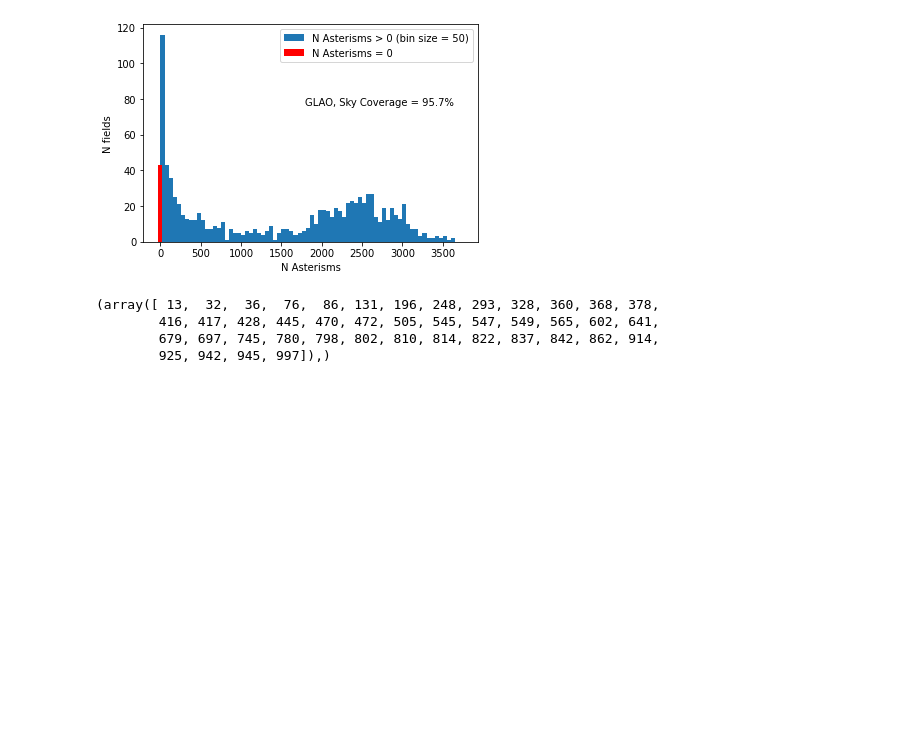
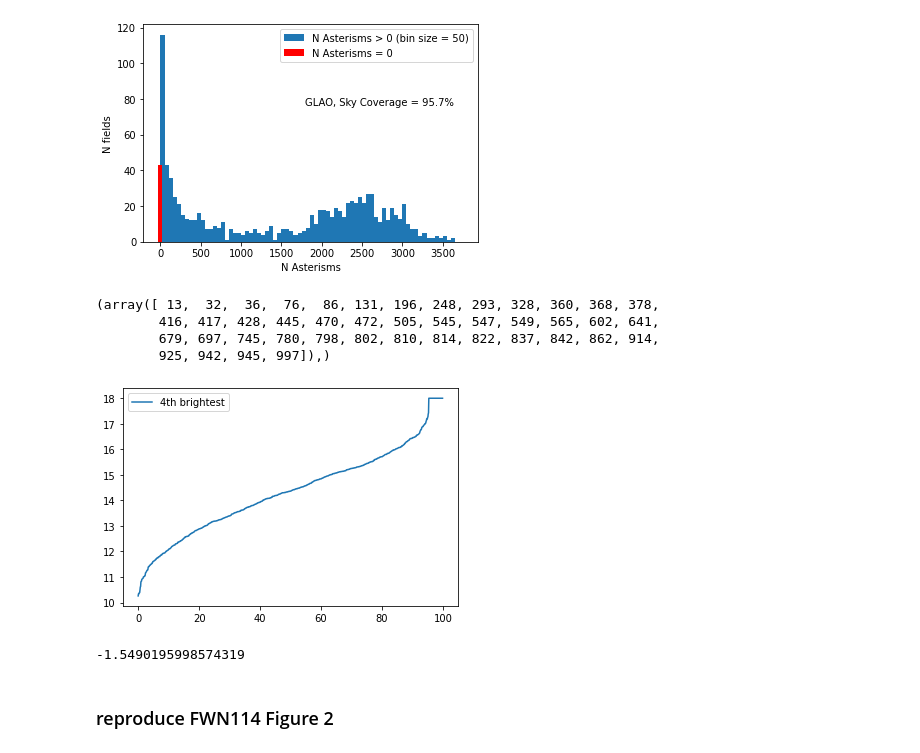
Before and after one commit to GMTO/skycover, a Jupyter notebook: scratchBook.ipynb, the cells around one changed output. Drawn from its saved outputs; the diff is of its cells as text; code cells hidden in the pictures; blank space fills up the shorter version.

```diff
--- a/scratchBook.ipynb
+++ b/scratchBook.ipynb
@@ -280,3 +278,21 @@ np.where(aa<1)
         416, 417, 428, 445, 470, 472, 505, 545, 547, 549, 565, 602, 641,
         679, 697, 745, 780, 798, 802, 810, 814, 822, 837, 842, 862, 914,
         925, 942, 945, 997]),)
+# %%
+a=dfns['brightest faint star'].copy()
+# %%
+a[a<0.1] = 18
+# %%
+N = len(a)
+y = np.arange(N) / float(N) *100
+x = np.sort(a)
+plt.plot(y, x, '-', label='4th brightest')
+plt.legend();
+# %% [output]
+[figure, added]
+# %%
+10*np.log10(.7)
+# %% [output]
+-1.5490195998574319
+# %% [markdown]
+### reproduce FWN114 Figure 2
```
Also changed, not shown: parts of 8 cells of this notebook, 3 other files.
